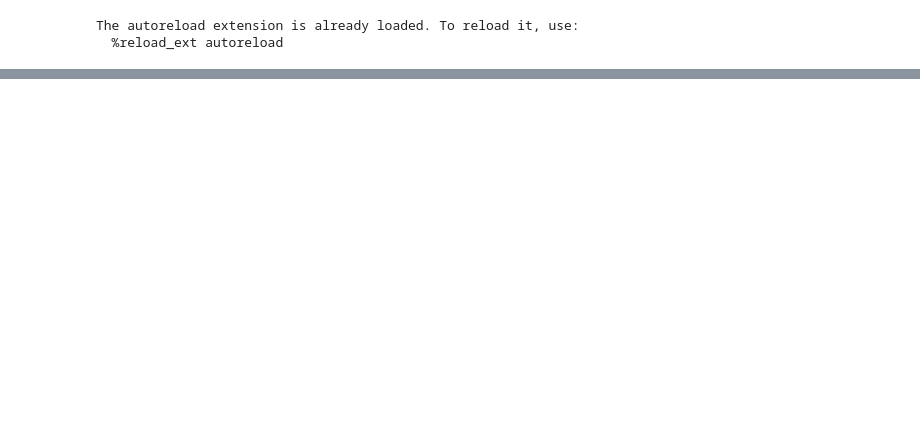
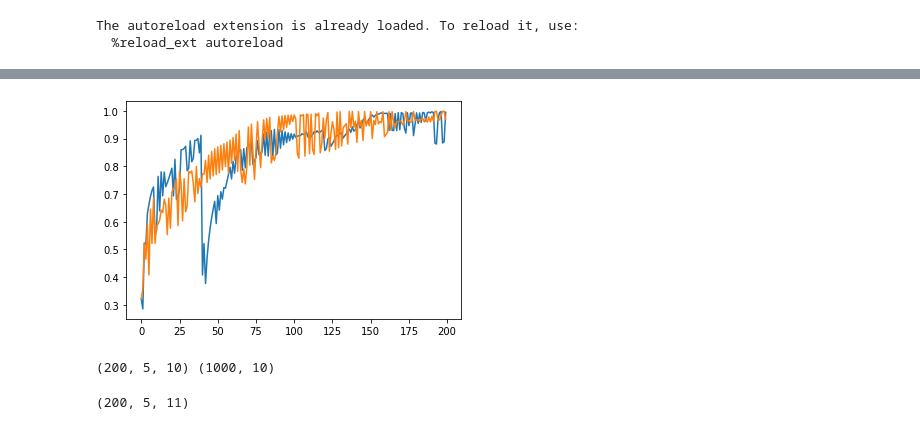
Before and after one commit to andrebeu/SEMCSW, a Jupyter notebook: NB-run_sem.ipynb, the cells around one changed output, grey strips where cells are left out. Drawn from its saved outputs; the diff is of its cells as text; code cells hidden in the pictures; blank space fills up the shorter version.

```diff
--- a/NB-run_sem.ipynb
+++ b/NB-run_sem.ipynb
@@ -104,0 +24,6 @@ pd.concat(L)
+# %%
+## input params
+learn_rate = 0.01
+alfa = 0.01
+lmda = 100000
+stsize = 25
@@ -104,0 +72,11 @@ pd.concat(L)
+# %%
+"""
+concat sem_data from multiple
+seeds and conditions
+"""
+# def format_dataL(dataL):
+df = pd.concat(dataL)
+df = df.astype({'loss':float})
+df.loc[:,'acc1'] = 1-df.loss
+#   return df
+# format_dataL(dataL)
@@ -104,0 +95,8 @@ pd.concat(L)
+# %%
+df.groupby(['condition','seed','trial']).mean()
+for cond in ['blocked','interleaved']:
+  cond_df = df[df.loc[:,'condition'] == cond]
+  M = cond_df.groupby('trial').mean()
+  plt.plot(M.loc[:,'acc1'])
+# %% [output]
+[figure, added]
@@ -104,0 +116,8 @@ pd.concat(L)
+# %%
+e = ehat.reshape(-1,10)
+print(ehat.shape,e.shape)
+ehat_proba = decoder.predict_proba(e).reshape(200,5,11)
+ehat_proba.shape
+# %% [output]
+(200, 5, 10) (1000, 10)
+(200, 5, 11)
```
Also changed, not shown: parts of 9 cells of this notebook, 2 other files.
